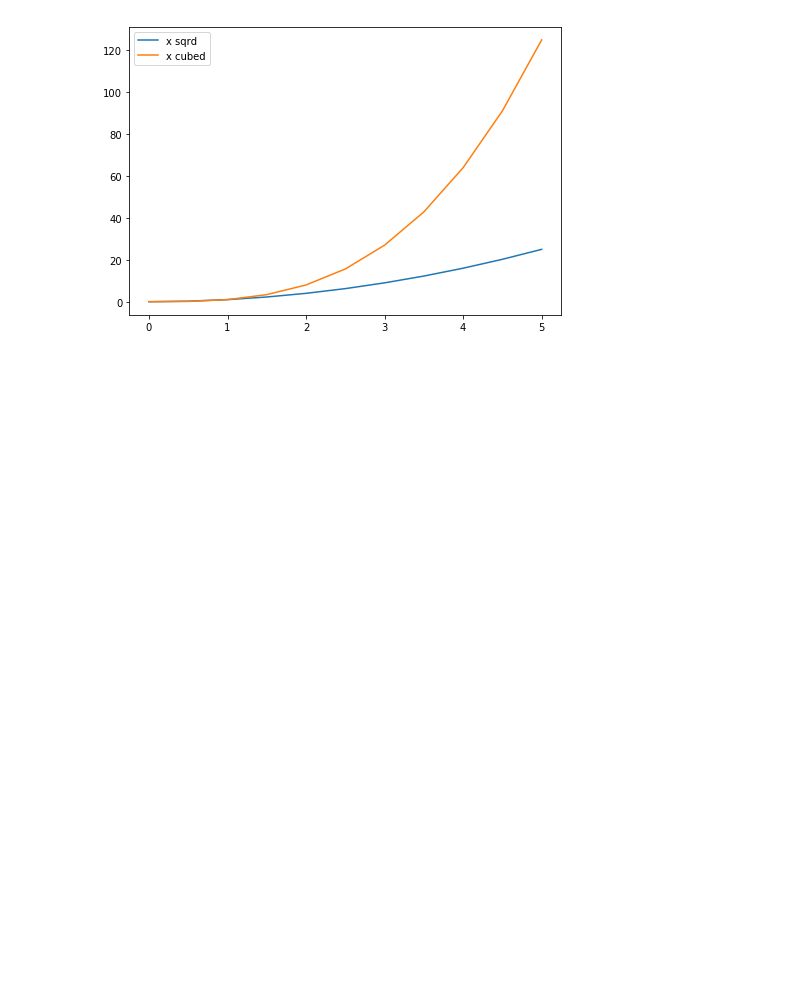
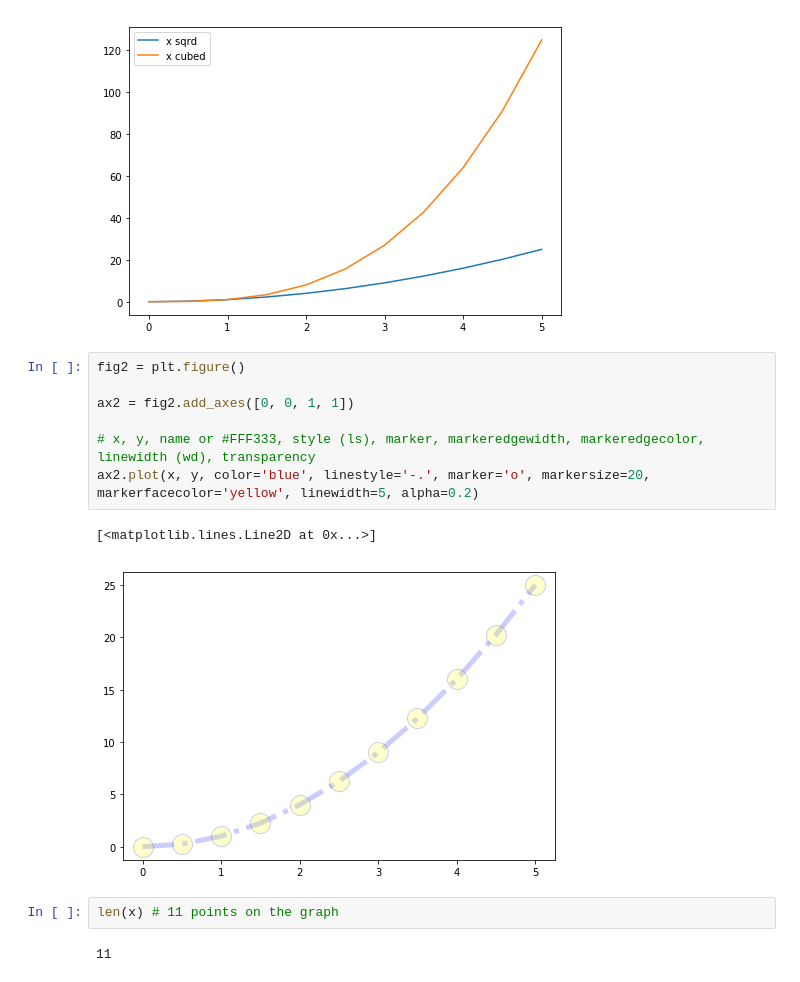
Before and after one commit to andruschak/python, a Jupyter notebook: experimental/Matplotlib.ipynb, the cells around one changed output. Cells and saved outputs as stored; diff of their text form; blank space fills up the shorter version.

Commit message:
more matplotlib, check links

```diff
--- a/experimental/Matplotlib.ipynb
+++ b/experimental/Matplotlib.ipynb
@@ -176,3 +176,17 @@ ax1.legend() # has a loc = code (0) is the best, tons of others, or tuple for lo
 # %% [output]
 <matplotlib.legend.Legend at 0x...>
 [figure]
+# %%
+fig2 = plt.figure()
+
+ax2 = fig2.add_axes([0, 0, 1, 1])
+
+# x, y, name or #FFF333, style (ls), marker, markeredgewidth, markeredgecolor, linewidth (wd), transparency
+ax2.plot(x, y, color='blue', linestyle='-.', marker='o', markersize=20, markerfacecolor='yellow', linewidth=5, alpha=0.2)
+# %% [output]
+[<matplotlib.lines.Line2D at 0x...>]
+[figure, added]
+# %%
+len(x) # 11 points on the graph
+# %% [output]
+11
```
Also changed, not shown: parts of 3 cells of this notebook.
